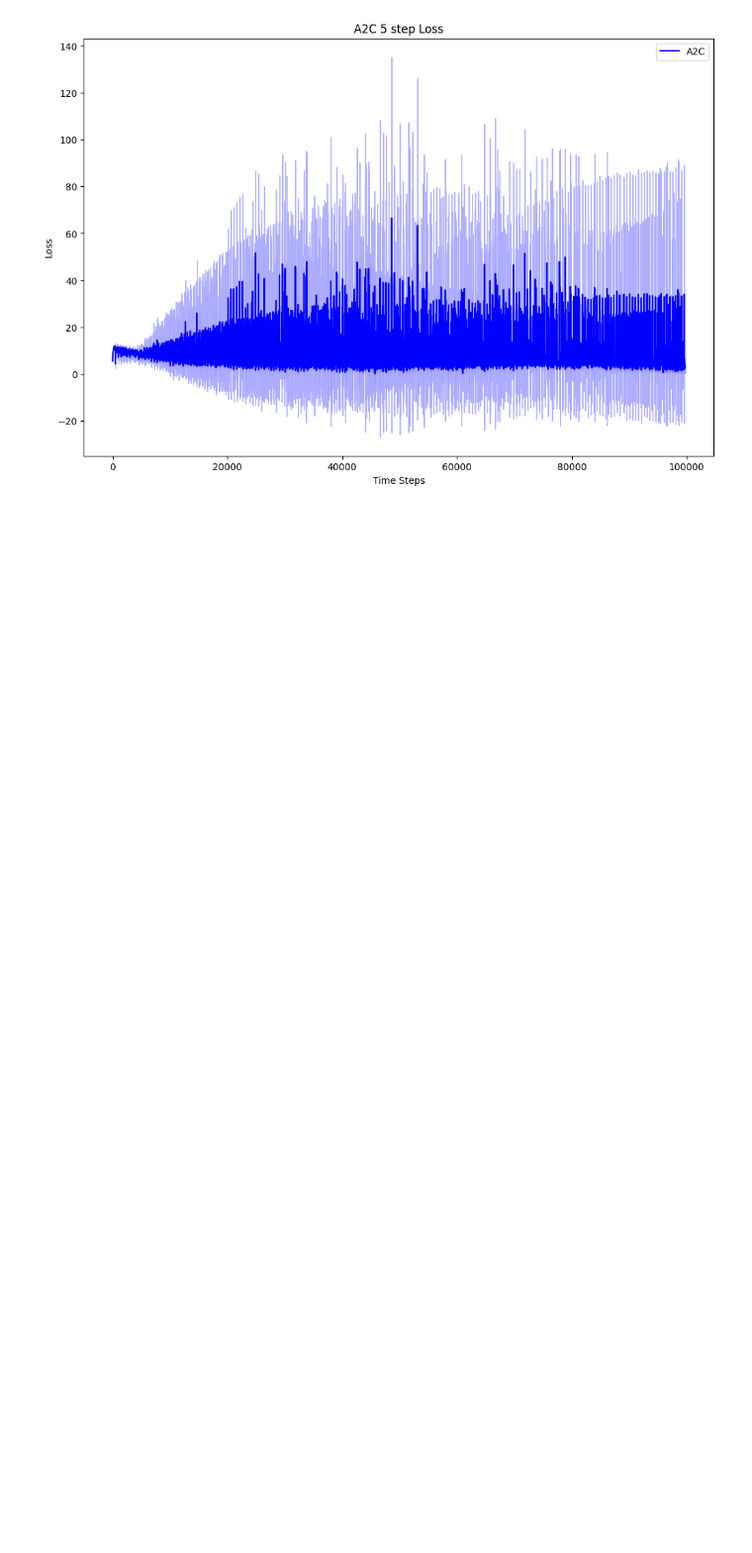
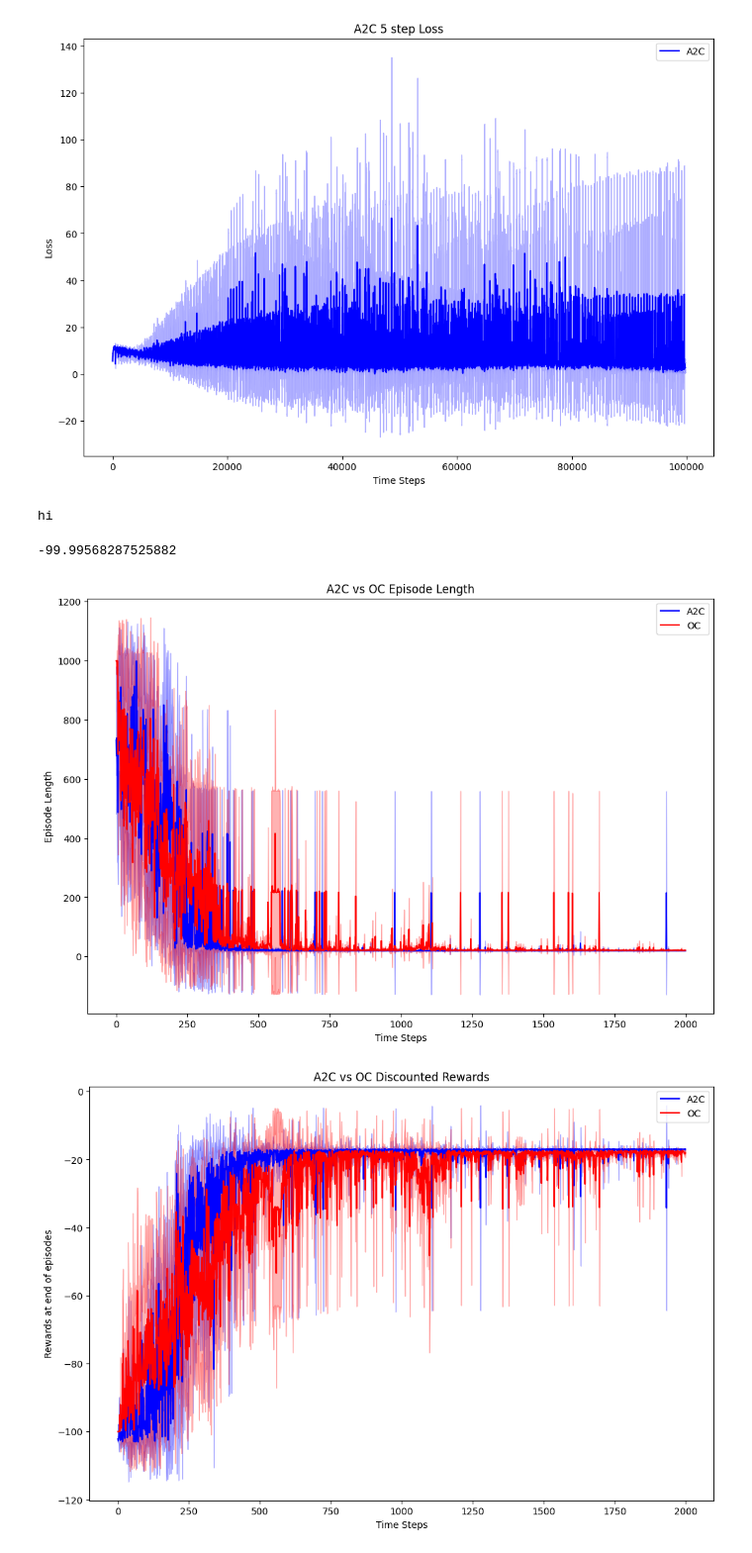
Before and after one commit to atharvaw1/Option_vs_actor_critic, a Jupyter notebook: actor-critic/SingleAgent.ipynb, the cells around one changed output. Shown at 99% size. Saved outputs shown, nothing was run; the diff lists cells and outputs as text; code cells hidden in the pictures; blank space fills up the shorter version.

```diff
--- a/actor-critic/SingleAgent.ipynb
+++ b/actor-critic/SingleAgent.ipynb
@@ -592,7 +605,7 @@ class A2CTDN(A2CTD0):
         all_losses = []
 
         for episode in range(self.num_episodes):
-            rewards = []
+            discounted_ep_r = 0
             done = False
             i = 1
             G = 0
@@ -647,7 +660,7 @@ class A2CTDN(A2CTD0):
                     for idx, r in enumerate(step_rewards):
                         # account for the dones vector too
                         G += r * (self.gamma ** idx) * (1 - dones[idx])
-                    rewards.append(G)
+                    discounted_ep_r = reward + discounted_ep_r * self.gamma
 
                     critic_val, actor_act_pred = self.model.forward(self._obs_to_tensor(states[0]).float())
                     log_prob = torch.distributions.Categorical(actor_act_pred).log_prob(torch.tensor(actions[0]))
@@ -665,7 +678,7 @@ class A2CTDN(A2CTD0):
                     actor_loss *= i
                     critic_loss = 0.5 * td_error ** 2
 
-                    ac_loss = actor_loss + critic_loss# + 0.001 * entropy
+                    ac_loss = actor_loss + critic_loss + 0.001 * entropy
 
                     ac_optimizer.zero_grad()
                     ac_loss.backward()
@@ -673,8 +686,8 @@ class A2CTDN(A2CTD0):
                     # all_entropies.append(entropy)
                     all_losses.append(ac_loss.detach().numpy().item())
                     i *= self.gamma
-            episode_rewards.append(np.sum(rewards))
-            self._show_episode_results(episode, steps, states, all_losses, average_lengths, 50)
+            episode_rewards.append(discounted_ep_r)
+            self._show_episode_results(episode, steps, states, all_losses, average_lengths, 10)
 
         return all_lengths, average_lengths, all_entropies, all_losses, episode_rewards
 # %%
@@ -776,3 +776,39 @@ with open("a2c_5_step.json", "w") as f:
         "many_run_losses": many_run_losses,
         "many_run_rewards": many_run_rewards
     }, f)
+# %%
+import json
+
+# load a json file into an object
+with open("a2c_5_step_2k_eps_right_rewards.json", "r") as f:
+    json_a2c_obj = json.load(f)
+
+many_run_rewards = json.loads(json.loads(json_a2c_obj["many_run_rewards"]))
+many_run_lengths = json.loads(json.loads(json_a2c_obj["many_run_lengths"]))
+
+print('hi')
+# %% [output]
+hi
+# %%
+# load some data from a .npy file using numpy.load
+
+def load_np_data(file_name):
+    return np.load(file_name)
+
+episode_length_option = load_np_data("../option_critic/episode_length.npy")
+train_returns = load_np_data("../option_critic/train_returns.npy")
+# %%
+print(min(train_returns[0]))
+
+# many_run_rewards is a list of lists. Each list is the rewards for a single run.
+# subtract 1 from every value in run rewards to get the rewards at the end of each episode.
+many_run_rewards = [[r for r in run_rewards] for run_rewards in many_run_rewards]
+
+plot_curves([np.array(many_run_lengths), episode_length_option], ["A2C", "OC"], ["blue", "red"], "Episode Length", "A2C vs OC Episode Length")
+plot_curves([np.array(many_run_rewards), train_returns], ["A2C", "OC"], ["blue", "red"], "Rewards at end of episodes", "A2C vs OC Discounted Rewards")
+# plot_curves([np.array(many_run_entropies)], ["A2C"], ["blue"], "Entropy", "A2C Entropy")
+# plot_curves([np.array(many_run_losses)], ["A2C"], ["blue"], "Loss", "A2C 5 step Loss")
+# %% [output]
+-99.99568287525882
+[figure, added]
+[figure, added]
```
Also changed, not shown: parts of 3 cells of this notebook.
